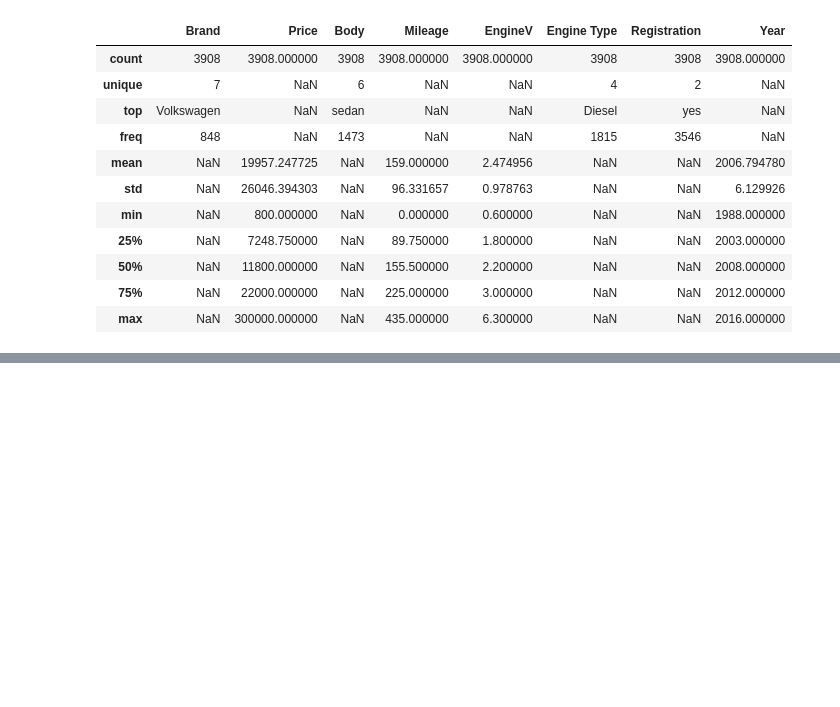
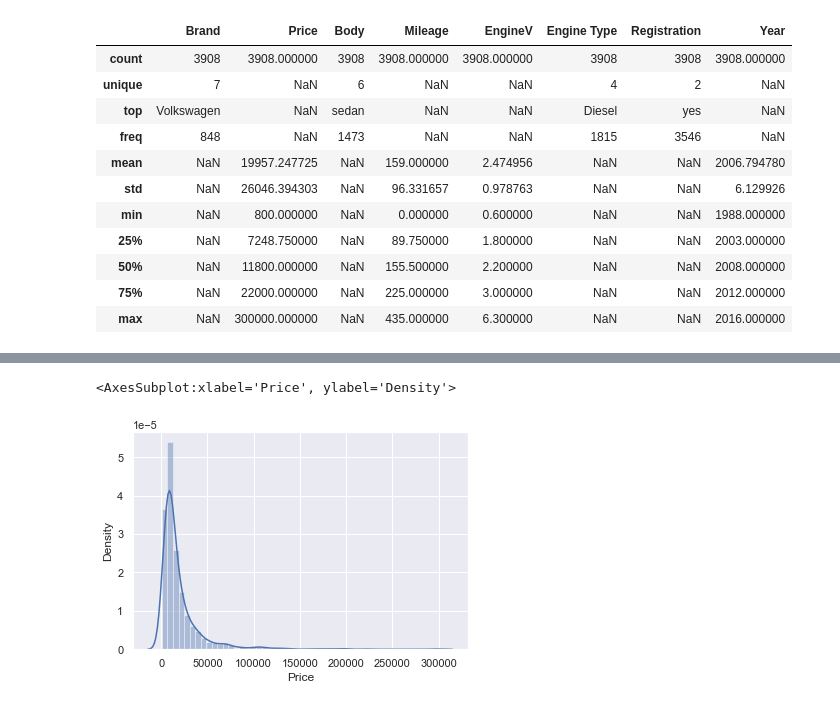
Before and after one commit to hasbiabdulmajid/LR_RealExample, a Jupyter notebook: LR_RealExample.ipynb, the cells around one changed output, grey strips where cells are left out. Saved outputs shown, nothing was run; the diff lists cells and outputs as text; code cells hidden in the pictures; blank space fills up the shorter version.

```diff
--- a/LR_RealExample.ipynb
+++ b/LR_RealExample.ipynb
@@ -178,0 +192,5 @@ data_clean.describe(include='all')
+# %%
+sns.distplot(data_clean['Price'])
+# %% [output]
+<AxesSubplot:xlabel='Price', ylabel='Density'>
+[figure, added]
```
Also changed, not shown: parts of 6 cells of this notebook.
